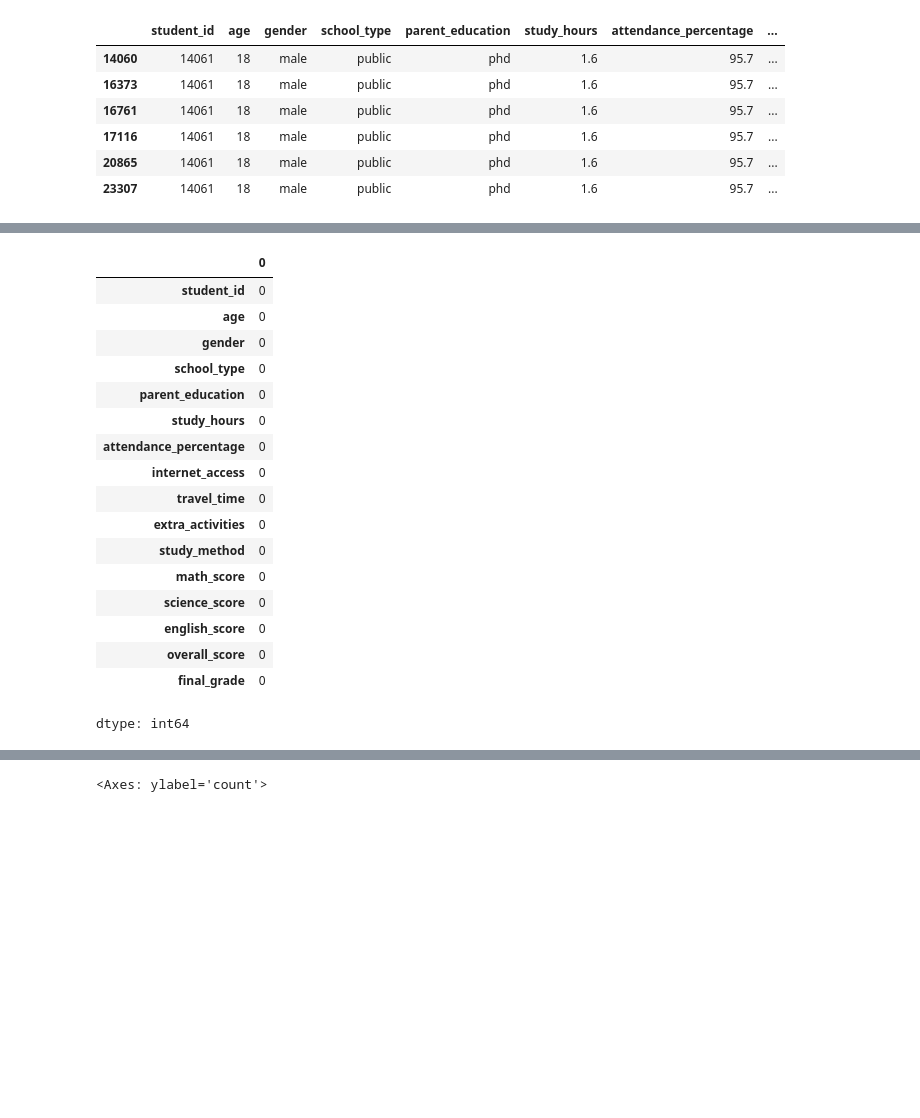
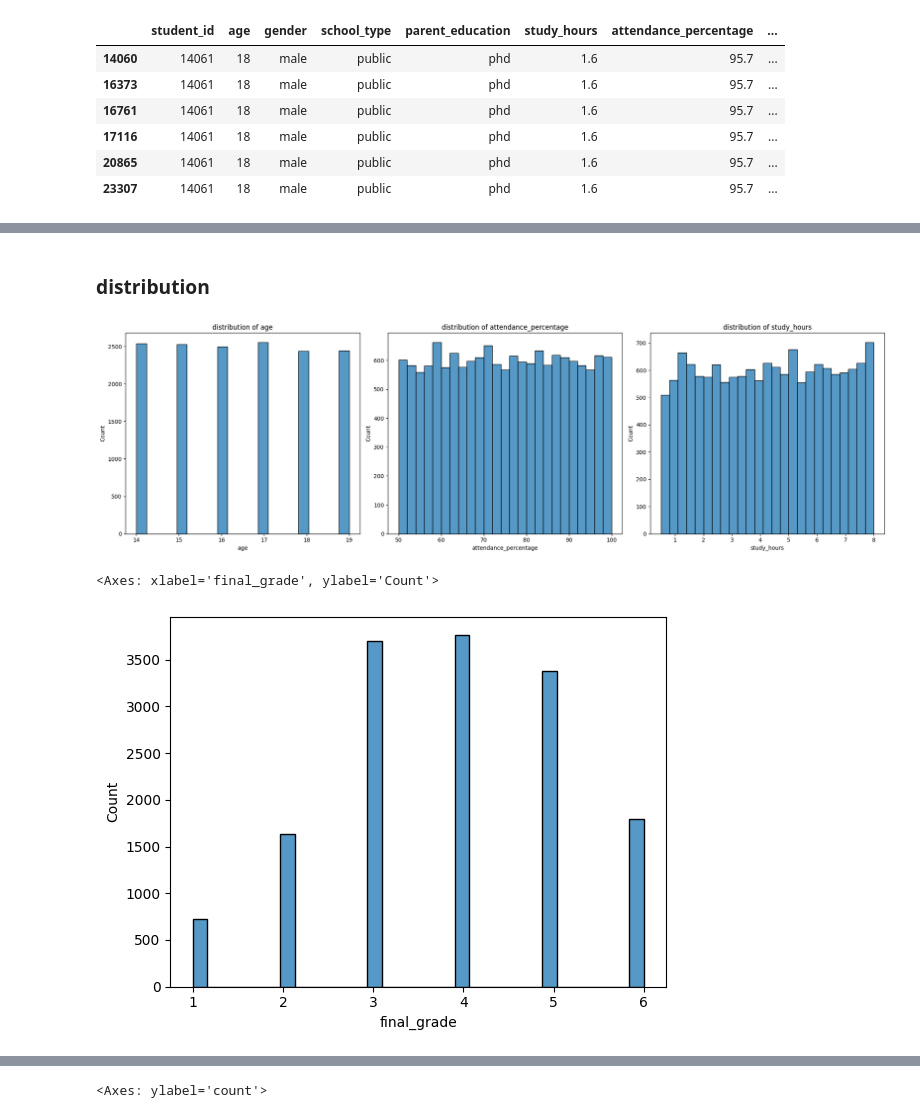
Before and after one commit to Aryanth003/assesment, a Jupyter notebook: Student.ipynb, the cells around one changed output, grey strips where cells are left out. Saved outputs shown, nothing was run; the diff lists cells and outputs as text; code cells hidden in the pictures; blank space fills up the shorter version.

```diff
--- a/Student.ipynb
+++ b/Student.ipynb
@@ -92,21 +141,16 @@ df
-# %%
-df.isnull().sum()
-# %% [output]
-|  | 0 |
-| student_id | 0 |
-| age | 0 |
-| gender | 0 |
-| school_type | 0 |
-| parent_education | 0 |
-| study_hours | 0 |
-| attendance_percentage | 0 |
-| internet_access | 0 |
-| travel_time | 0 |
-| extra_activities | 0 |
-| study_method | 0 |
-| math_score | 0 |
-| science_score | 0 |
-| english_score | 0 |
-| overall_score | 0 |
-| final_grade | 0 |
-dtype: int64
+# %% [markdown]
+### distribution
+# %%
+fig,ax=plt.subplots(1, 3, figsize=(20, 6))
+for j,i in enumerate(['age','attendance_percentage','study_hours']):
+  sns.histplot(df[i],ax=ax[j])
+  ax[j].set_title(f"distribution of {i}")
+plt.tight_layout()
+plt.show()
+# %% [output]
+[figure, added]
+# %%
+sns.histplot(df['final_grade'])
+# %% [output]
+<Axes: xlabel='final_grade', ylabel='Count'>
+[figure, added]
```
Also changed, not shown: parts of 15 cells of this notebook.
